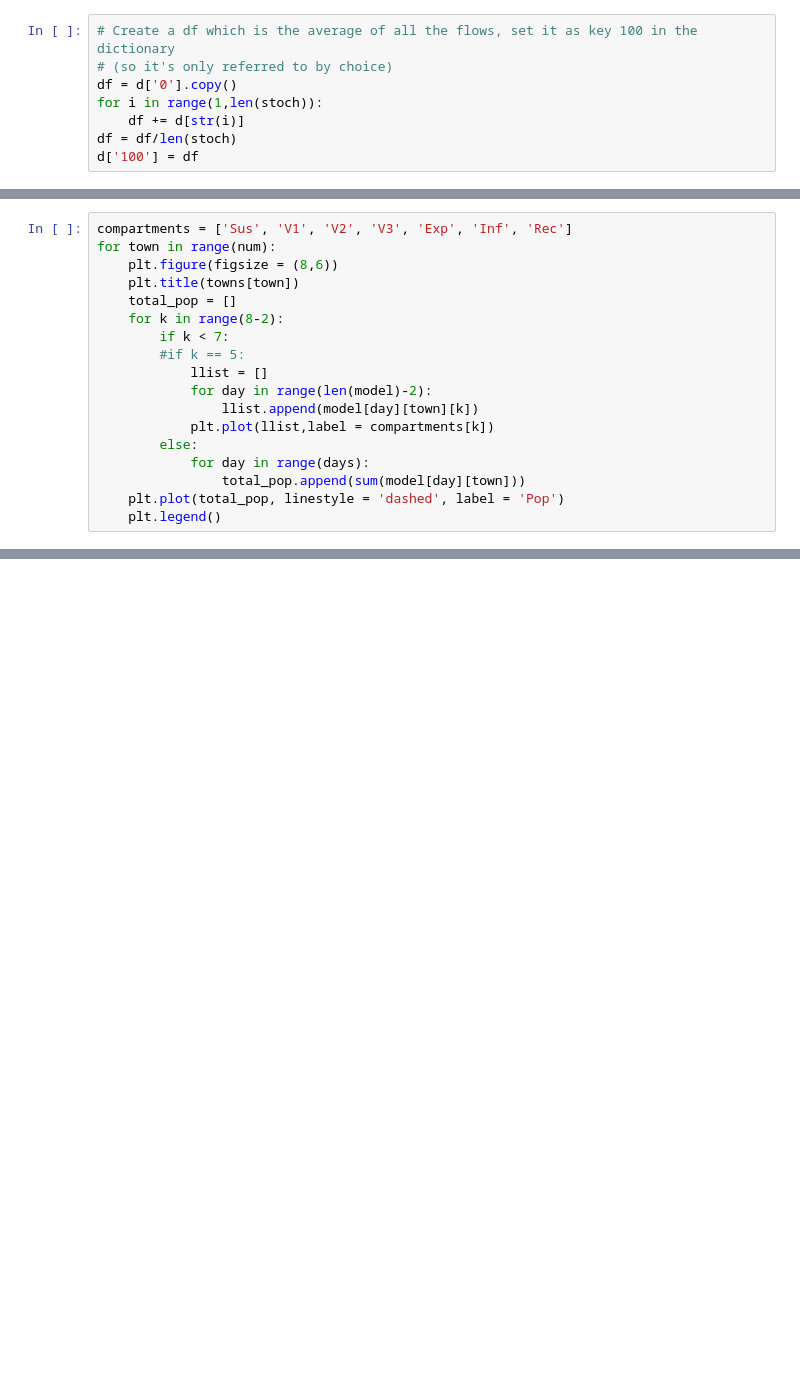
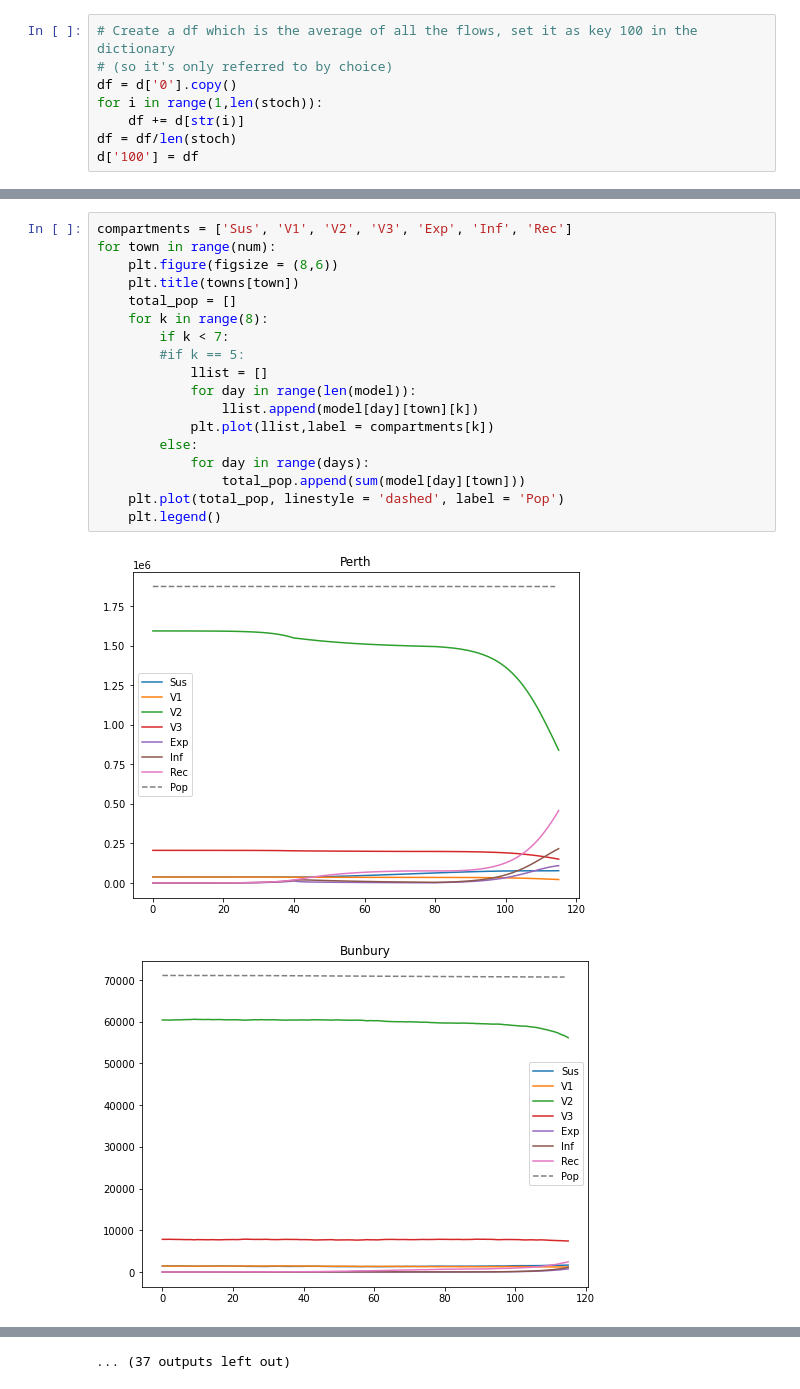
Before and after one commit to yuval-b/covid_thesis, a Jupyter notebook: 8. Discrete Population Compartmental Model.ipynb, the cells around one changed output, grey strips where cells are left out. Saved outputs shown, nothing was run; the diff lists cells and outputs as text; blank space fills up the shorter version.

```diff
--- a/8. Discrete Population Compartmental Model.ipynb
+++ b/8. Discrete Population Compartmental Model.ipynb
@@ -317,18 +308,0 @@ sum(df.iloc[50])
-# %%
-compartments = ['Sus', 'V1', 'V2', 'V3', 'Exp', 'Inf', 'Rec']
-for town in range(num):
-    plt.figure(figsize = (8,6))
-    plt.title(towns[town])
-    total_pop = []
-    for k in range(8-2):
-        if k < 7:
-        #if k == 5:
-            llist = []
-            for day in range(len(model)-2):
-                llist.append(model[day][town][k])
-            plt.plot(llist,label = compartments[k])
-        else:
-            for day in range(days):
-                total_pop.append(sum(model[day][town]))
-    plt.plot(total_pop, linestyle = 'dashed', label = 'Pop')
-    plt.legend()
@@ -389,0 +373,21 @@ for town in range(num):
+# %%
+compartments = ['Sus', 'V1', 'V2', 'V3', 'Exp', 'Inf', 'Rec']
+for town in range(num):
+    plt.figure(figsize = (8,6))
+    plt.title(towns[town])
+    total_pop = []
+    for k in range(8):
+        if k < 7:
+        #if k == 5:
+            llist = []
+            for day in range(len(model)):
+                llist.append(model[day][town][k])
+            plt.plot(llist,label = compartments[k])
+        else:
+            for day in range(days):
+                total_pop.append(sum(model[day][town]))
+    plt.plot(total_pop, linestyle = 'dashed', label = 'Pop')
+    plt.legend()
+# %% [output]
+[figure, new version]
+[figure, new version]
@@ -389,0 +404 @@ for town in range(num):
+... (37 outputs left out)
```
Also changed, not shown: parts of 20 cells of this notebook.
